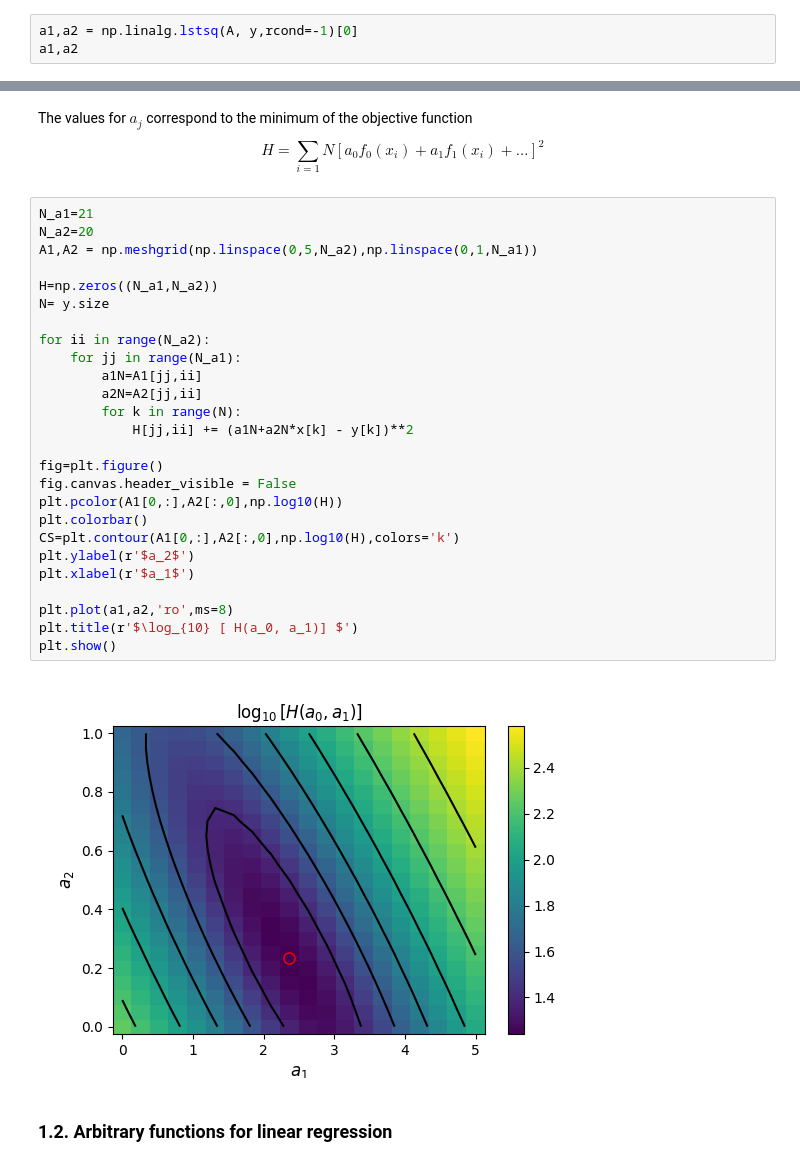
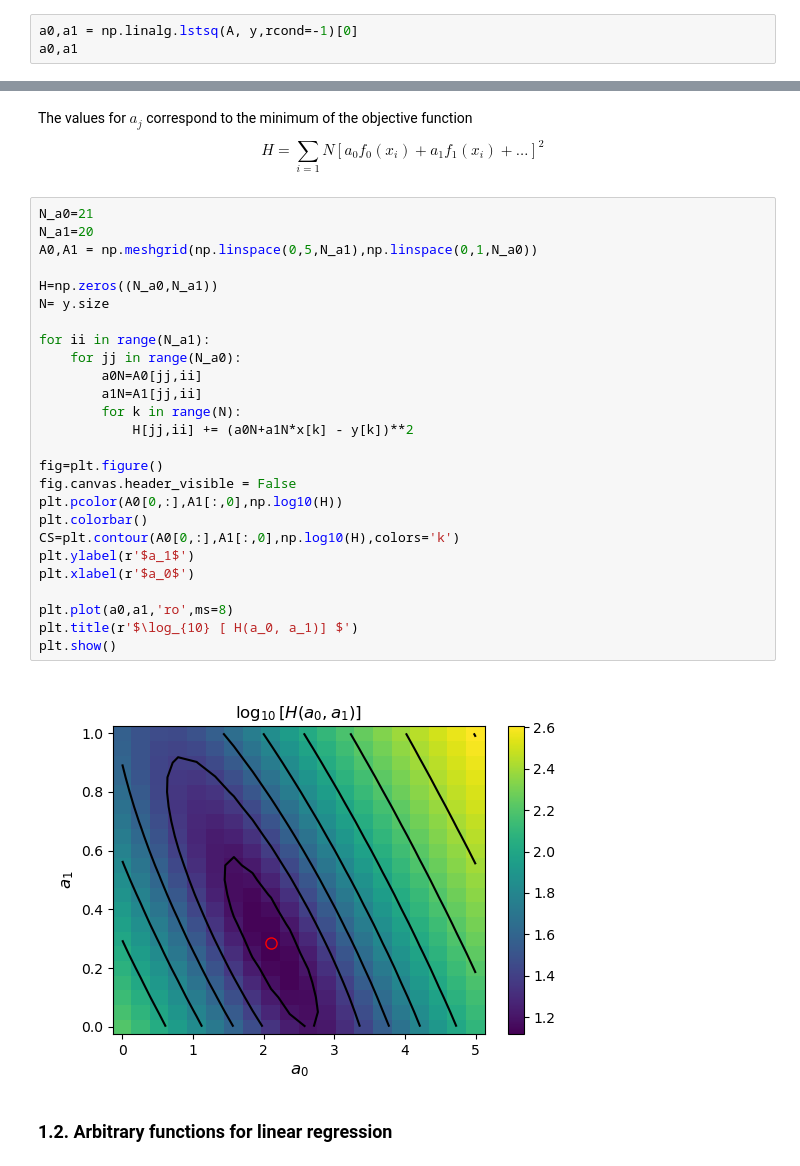
Before and after one commit to pschlatt1/notebooks, a Jupyter notebook: UA/least.ipynb, the cells around one changed output, grey strips where cells are left out. Saved outputs shown, nothing was run; the diff lists cells and outputs as text.

```diff
--- a/UA/least.ipynb
+++ b/UA/least.ipynb
@@ -83,6 +83,6 @@ with $p=[c,m]^\top$ and $A=[1^\top,x_i^\top]$. The resulting values for $c$ and
 # %%
 A = np.vstack([np.ones(len(x)),x]).T
 # %%
-a1,a2 = np.linalg.lstsq(A, y,rcond=-1)[0]
-a1,a2
+a0,a1 = np.linalg.lstsq(A, y,rcond=-1)[0]
+a0,a1
 # %% [output]
@@ -101,33 +101,33 @@ plt.show()
 The values for $a_j$ correspond to the minimum of the objective function
 $$H=\sum_{i=1}{N} \left[ a_0 f_0(x_i) + a_1 f_1(x_i) + \ldots \right]^2$$
 # %%
-N_a1=21
-N_a2=20
-A1,A2 = np.meshgrid(np.linspace(0,5,N_a2),np.linspace(0,1,N_a1))
+N_a0=21
+N_a1=20
+A0,A1 = np.meshgrid(np.linspace(0,5,N_a1),np.linspace(0,1,N_a0))
 
-H=np.zeros((N_a1,N_a2))
+H=np.zeros((N_a0,N_a1))
 N= y.size
 
-for ii in range(N_a2):
-    for jj in range(N_a1):
+for ii in range(N_a1):
+    for jj in range(N_a0):
+        a0N=A0[jj,ii]
         a1N=A1[jj,ii]
-        a2N=A2[jj,ii]
         for k in range(N):
-            H[jj,ii] += (a1N+a2N*x[k] - y[k])**2
+            H[jj,ii] += (a0N+a1N*x[k] - y[k])**2
 
 fig=plt.figure()
 fig.canvas.header_visible = False
-plt.pcolor(A1[0,:],A2[:,0],np.log10(H))
+plt.pcolor(A0[0,:],A1[:,0],np.log10(H))
 plt.colorbar()
-CS=plt.contour(A1[0,:],A2[:,0],np.log10(H),colors='k')
-plt.ylabel(r'$a_2$')
-plt.xlabel(r'$a_1$')
+CS=plt.contour(A0[0,:],A1[:,0],np.log10(H),colors='k')
+plt.ylabel(r'$a_1$')
+plt.xlabel(r'$a_0$')
 
-plt.plot(a1,a2,'ro',ms=8)
+plt.plot(a0,a1,'ro',ms=8)
 plt.title(r'$\log_{10} [ H(a_0, a_1)] $')
 plt.show()
 # %% [output]
-[figure, old version]
+[figure, new version]
 # %% [markdown]
 ### 1.2. Arbitrary functions for linear regression
 # %% [markdown]
```
Also changed, not shown: parts of 39 cells of this notebook.
